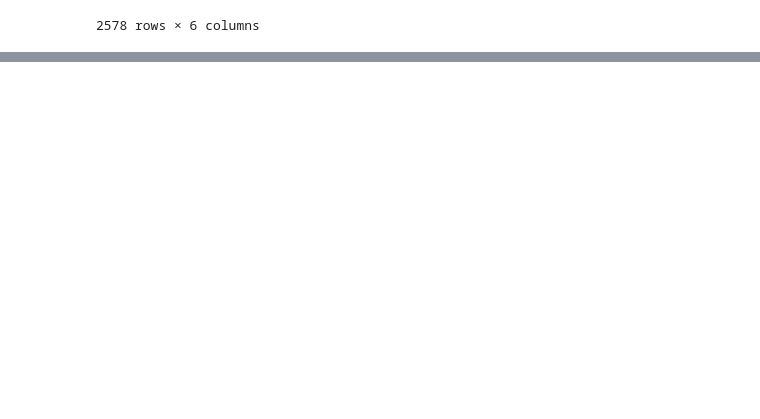
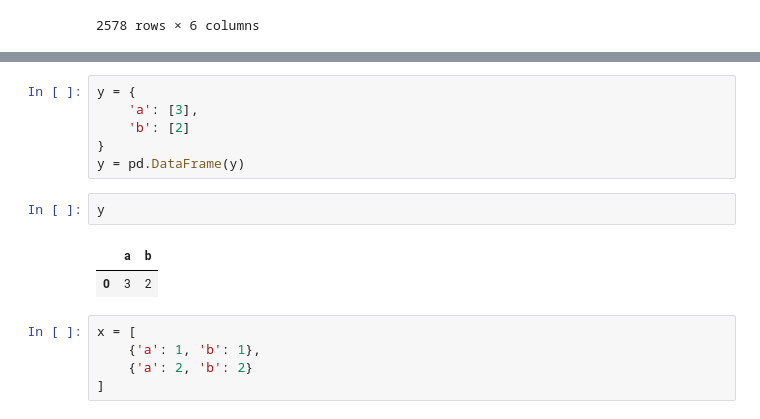
Before and after one commit to NaolGB/Sourcream, a Jupyter notebook: om.ipynb, the cells around one changed output, grey strips where cells are left out. Saved outputs shown, nothing was run; the diff lists cells and outputs as text; blank space fills up the shorter version.

Commit message:
change change tables' addition

```diff
--- a/om.ipynb
+++ b/om.ipynb
@@ -846,0 +823,16 @@ VBAP
+# %%
+y = {
+    'a': [3],
+    'b': [2]
+}
+y = pd.DataFrame(y)
+# %%
+y
+# %% [output]
+|  | a | b |
+| 0 | 3 | 2 |
+# %%
+x = [
+    {'a': 1, 'b': 1},
+    {'a': 2, 'b': 2}
+]
```
Also changed, not shown: parts of 8 cells of this notebook.
